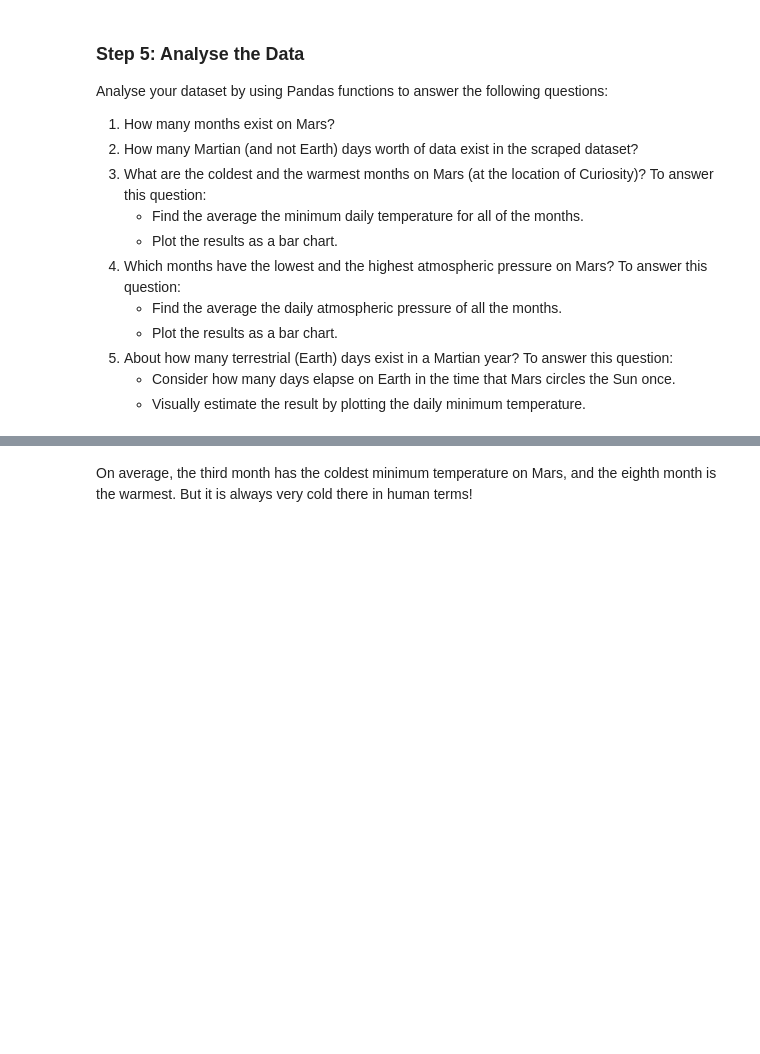
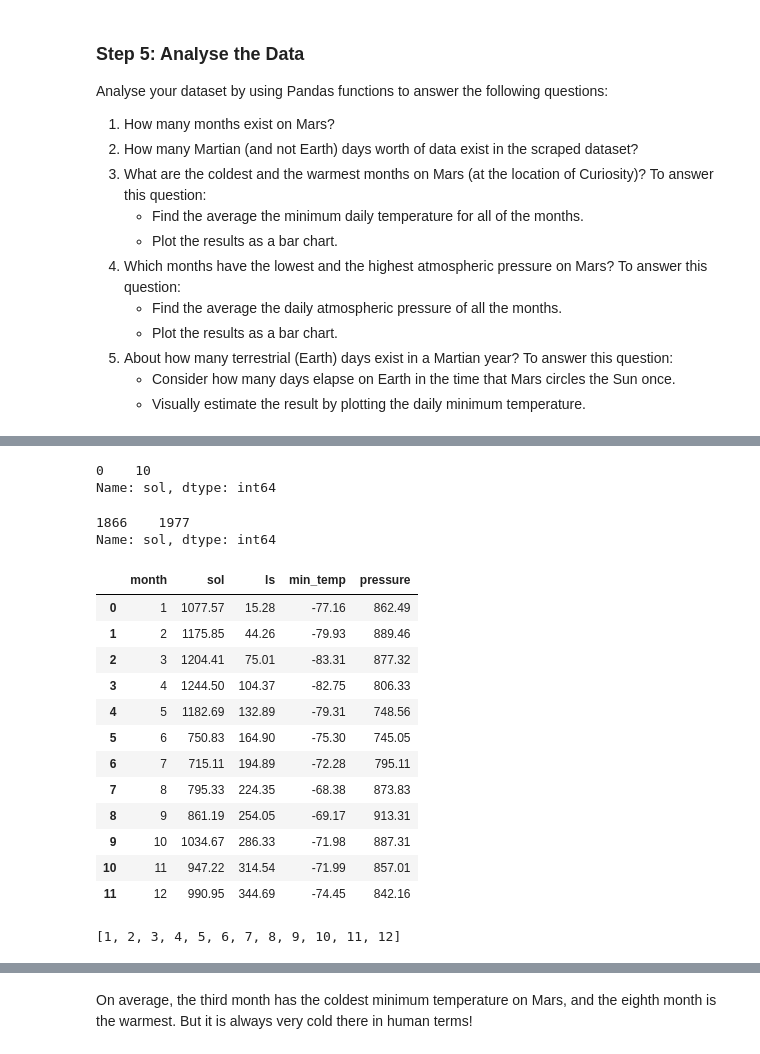
Before and after one commit to SandraBotica/module11-challenge, a Jupyter notebook: part_2_mars_weather.ipynb, the cells around one changed output, grey strips where cells are left out. Saved outputs shown, nothing was run; the diff lists cells and outputs as text; code cells hidden in the pictures; blank space fills up the shorter version.

```diff
--- a/part_2_mars_weather.ipynb
+++ b/part_2_mars_weather.ipynb
@@ -111,8 +111,6 @@ column_header
 ['id', 'terrestrial_date', 'sol', 'ls', 'month', 'min_temp', 'pressure']
 # %%
 # Create a Pandas DataFrame by using the list of rows and a list of the column names
-
 # Convert the list or data in rows to a Pandas DataFrame
 df = pd.DataFrame(table_data)
-df.columns = [column_header]
-df
+df.columns = column_header
@@ -133,3 +116,0 @@ df
-# %%
-df.reset_index(inplace=False)
-df
@@ -221 +243,13 @@ Analyse your dataset by using Pandas functions to answer the following questions
+# %%
+sol_data_first_day = df["sol"].head(1)
+sol_data_first_day
+# %% [output]
+0    10
+Name: sol, dtype: int64
+# %%
+sol_data_last_day = df["sol"].tail(1)
+sol_data_last_day
+# %% [output]
+1866    1977
+Name: sol, dtype: int64
 # %%
@@ -223,2 +257,20 @@ Analyse your dataset by using Pandas functions to answer the following questions
 # %%
 # 3. What is the average low temperature by month?
+temp_month_df =df.groupby(["month"]).mean()
+new_temp_month_df=temp_month_df.reset_index()
+rounded_new_temp_month_df = new_temp_month_df.round(2)
+rounded_new_temp_month_df
+# %% [output]
+|  | month | sol | ls | min_temp | pressure |
+| 0 | 1 | 1077.57 | 15.28 | -77.16 | 862.49 |
+| 1 | 2 | 1175.85 | 44.26 | -79.93 | 889.46 |
+| 2 | 3 | 1204.41 | 75.01 | -83.31 | 877.32 |
+| 3 | 4 | 1244.50 | 104.37 | -82.75 | 806.33 |
+| 4 | 5 | 1182.69 | 132.89 | -79.31 | 748.56 |
+| 5 | 6 | 750.83 | 164.90 | -75.30 | 745.05 |
+| 6 | 7 | 715.11 | 194.89 | -72.28 | 795.11 |
+| 7 | 8 | 795.33 | 224.35 | -68.38 | 873.83 |
+| 8 | 9 | 861.19 | 254.05 | -69.17 | 913.31 |
+| 9 | 10 | 1034.67 | 286.33 | -71.98 | 887.31 |
+| 10 | 11 | 947.22 | 314.54 | -71.99 | 857.01 |
+| 11 | 12 | 990.95 | 344.69 | -74.45 | 842.16 |
@@ -226,0 +277,5 @@ Analyse your dataset by using Pandas functions to answer the following questions
+# %%
+month = list(rounded_new_temp_month_df['month'])
+month
+# %% [output]
+[1, 2, 3, 4, 5, 6, 7, 8, 9, 10, 11, 12]
```
Also changed, not shown: parts of 19 cells of this notebook, 2 other files.
